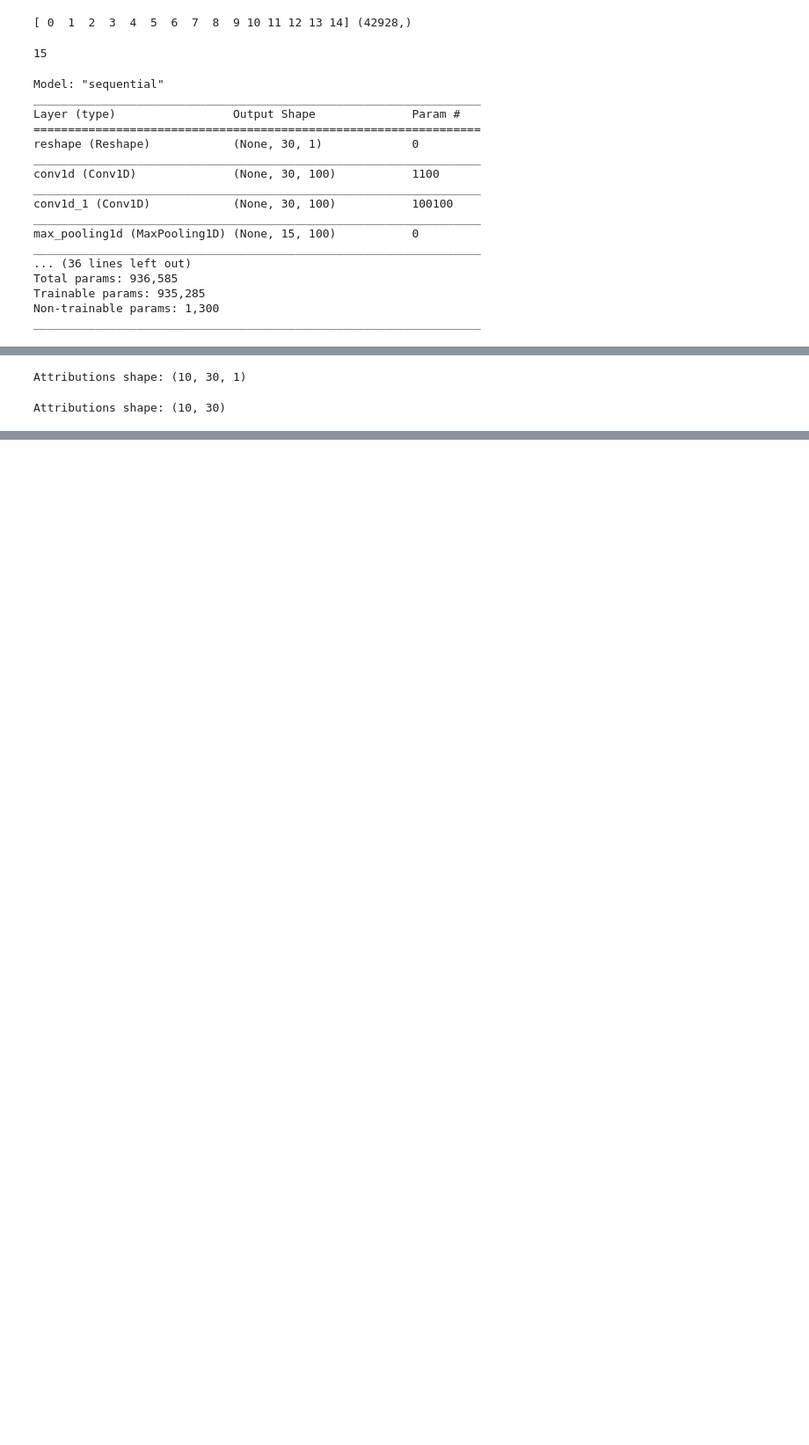
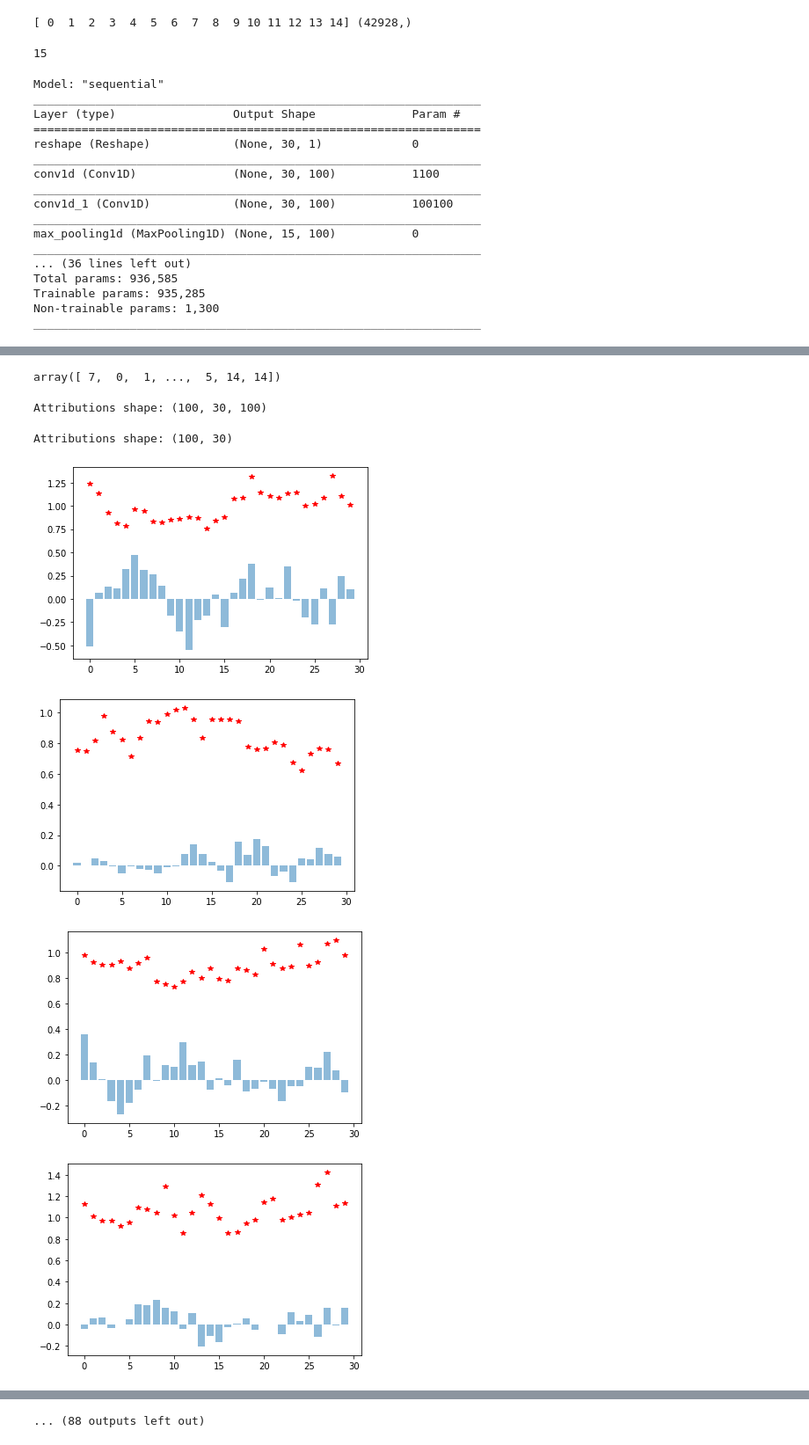
Before and after one commit to aungkonazim/person-identification, a Jupyter notebook: reid_heart_rate_embeddings/main_classifier.ipynb, the cells around one changed output, grey strips where cells are left out. Shown at 88% size. Saved outputs shown, nothing was run; the diff lists cells and outputs as text; code cells hidden in the pictures; blank space fills up the shorter version.

```diff
--- a/reid_heart_rate_embeddings/main_classifier.ipynb
+++ b/reid_heart_rate_embeddings/main_classifier.ipynb
@@ -144,13 +144,17 @@ from tensorflow.keras.layers import Input, Dense, Embedding, Conv1D, GlobalMaxPo
 from tensorflow.keras.utils import to_categorical
 from alibi.explainers import IntegratedGradients
 import matplotlib.pyplot as plt
+# %%
+model(test_x).numpy().argmax(axis=1)
+# %% [output]
+array([ 7,  0,  1, ...,  5, 14, 14])
 # %%
 n_steps = 50
 method = "gausslegendre"
 internal_batch_size = 100
-nb_samples = 10
+nb_samples = 100
 ig  = IntegratedGradients(model,
-                          layer=model.layers[0],
+                          layer=model.layers[1],
                           n_steps=n_steps,
                           method=method,
                           internal_batch_size=internal_batch_size)
@@ -165,9 +169,21 @@ explanation = ig.explain(x_test_sample,
 attrs = explanation.attributions
 print('Attributions shape:', attrs.shape)
 # %% [output]
-Attributions shape: (10, 30, 1)
+Attributions shape: (100, 30, 100)
 # %%
 attrs = attrs.sum(axis=2)
 print('Attributions shape:', attrs.shape)
 # %% [output]
-Attributions shape: (10, 30)
+Attributions shape: (100, 30)
+# %%
+%matplotlib inline
+for i in range(attrs.shape[0]):
+    plt.figure()
+    plt.plot(test_x[i],'r*',linewidth=4)
+    plt.bar(np.arange(30),attrs[i],alpha=.5)
+    plt.show()
+# %% [output]
+[figure, added]
+[figure, added]
+[figure, added]
+[figure, added]
@@ -174,3 +198,4 @@ Attributions shape: (10, 30)
+... (88 outputs left out)
 # %%
 i = 3
 x_i = x_test_sample[i]
```
Also changed, not shown: parts of 2 cells of this notebook, 3 other files.
